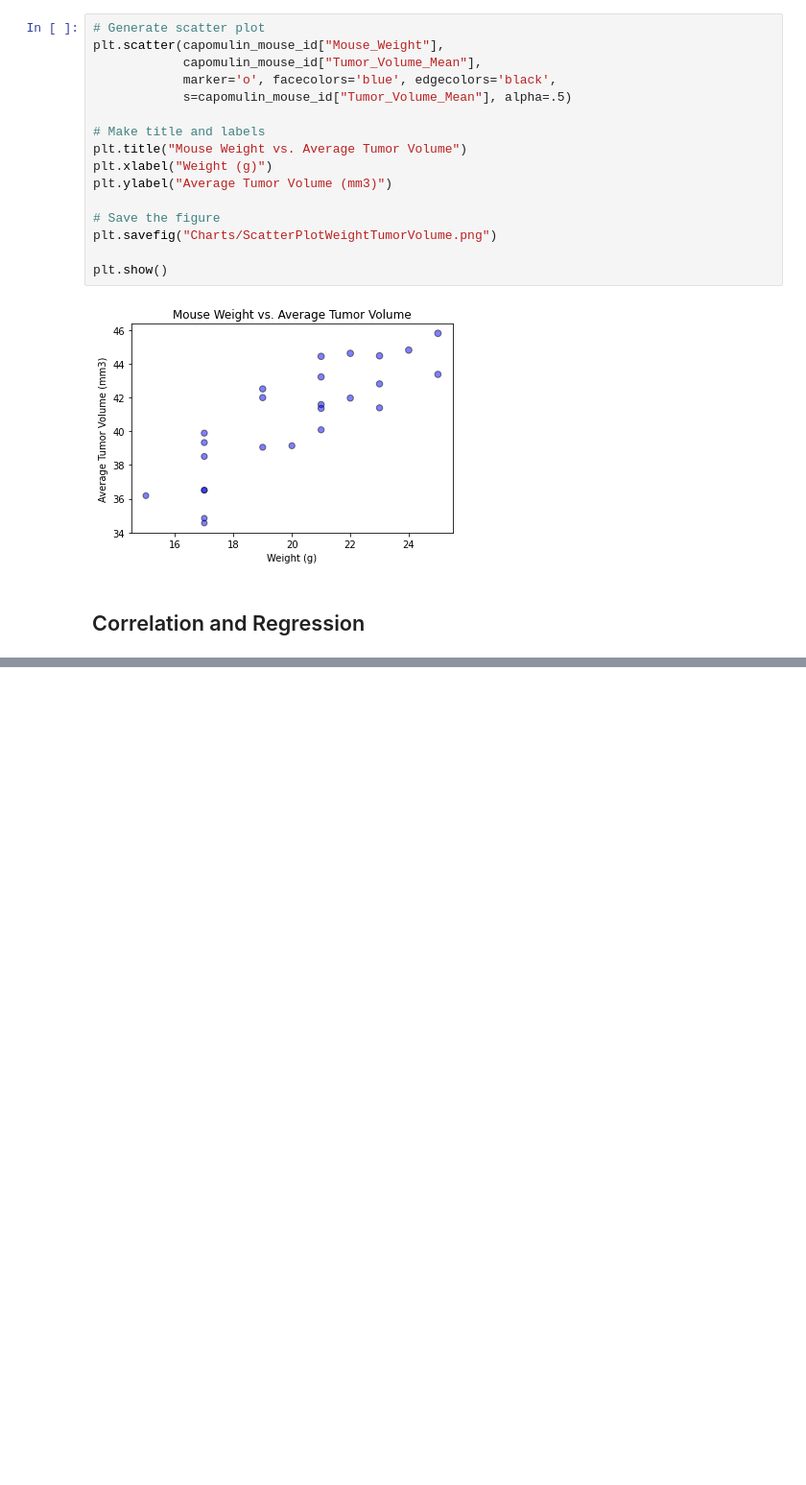
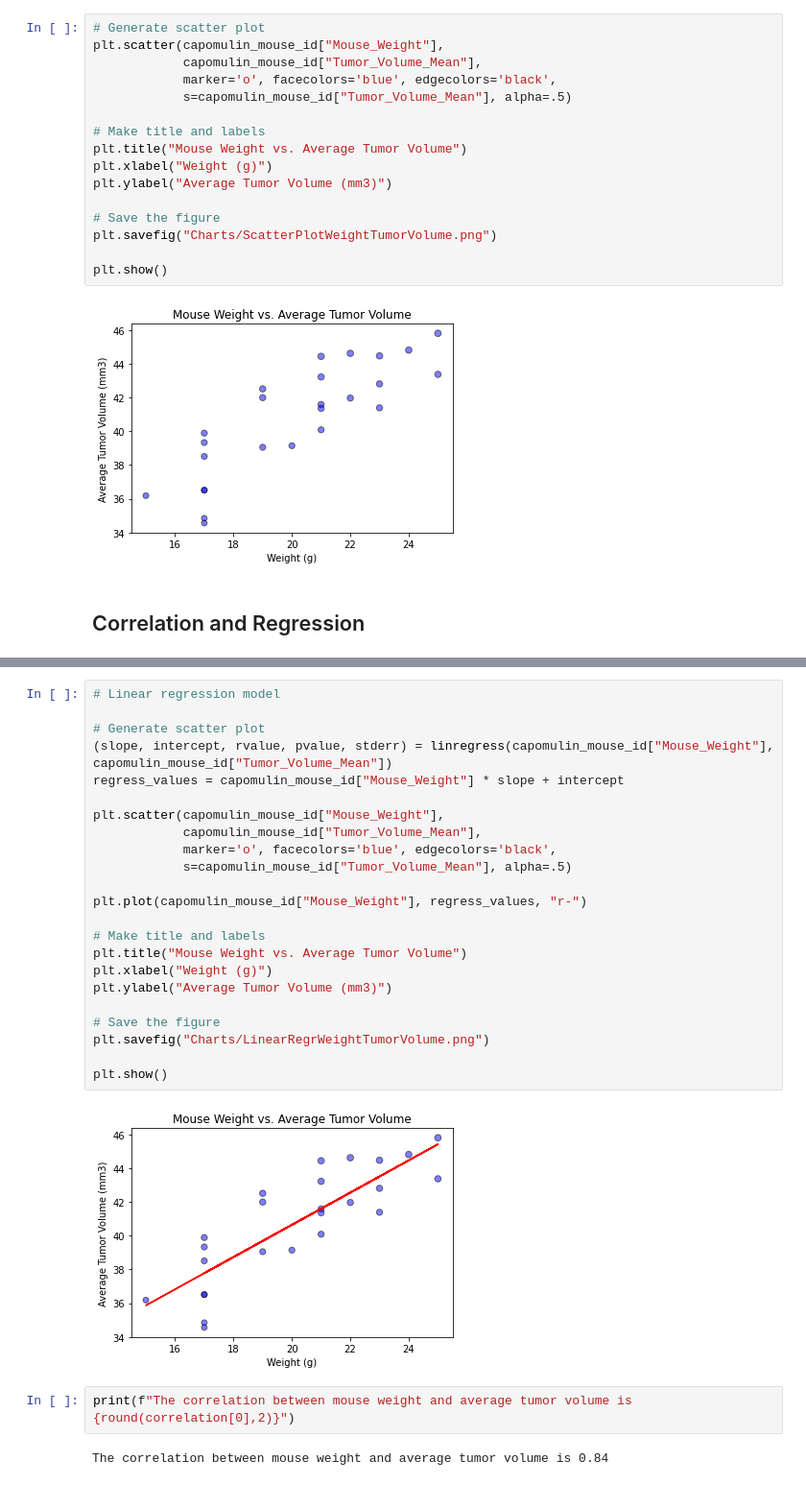
Before and after one commit to mattyk33/Pymaceuticals-Matplotlib, a Jupyter notebook: Pymaceuticals/pymaceuticals_starter.ipynb, the cells around one changed output, grey strips where cells are left out. Shown at 96% size. Saved outputs shown, nothing was run; the diff lists cells and outputs as text; blank space fills up the shorter version.

Commit message:
Linear regression

```diff
--- a/Pymaceuticals/pymaceuticals_starter.ipynb
+++ b/Pymaceuticals/pymaceuticals_starter.ipynb
@@ -424,0 +434,29 @@ plt.show()
+# %%
+# Linear regression model
+
+# Generate scatter plot
+(slope, intercept, rvalue, pvalue, stderr) = linregress(capomulin_mouse_id["Mouse_Weight"], capomulin_mouse_id["Tumor_Volume_Mean"])
+regress_values = capomulin_mouse_id["Mouse_Weight"] * slope + intercept
+
+plt.scatter(capomulin_mouse_id["Mouse_Weight"],
+            capomulin_mouse_id["Tumor_Volume_Mean"],
+            marker='o', facecolors='blue', edgecolors='black',
+            s=capomulin_mouse_id["Tumor_Volume_Mean"], alpha=.5)
+
+plt.plot(capomulin_mouse_id["Mouse_Weight"], regress_values, "r-")
+
+# Make title and labels
+plt.title("Mouse Weight vs. Average Tumor Volume")
+plt.xlabel("Weight (g)")
+plt.ylabel("Average Tumor Volume (mm3)")
+
+# Save the figure
+plt.savefig("Charts/LinearRegrWeightTumorVolume.png")
+
+plt.show()
+# %% [output]
+[figure, added]
+# %%
+print(f"The correlation between mouse weight and average tumor volume is {round(correlation[0],2)}")
+# %% [output]
+The correlation between mouse weight and average tumor volume is 0.84
```
Also changed, not shown: parts of 2 cells of this notebook, 1 other file.
